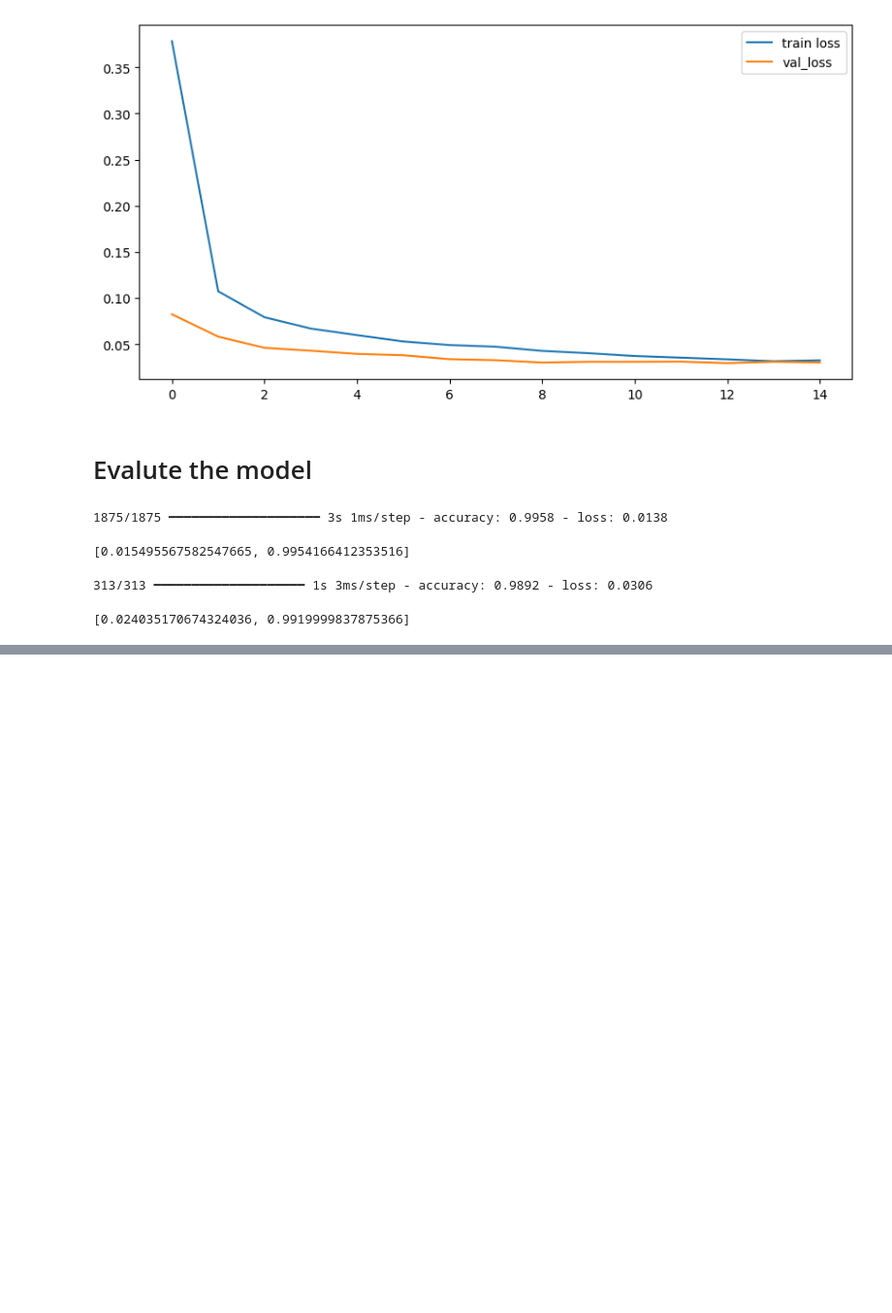
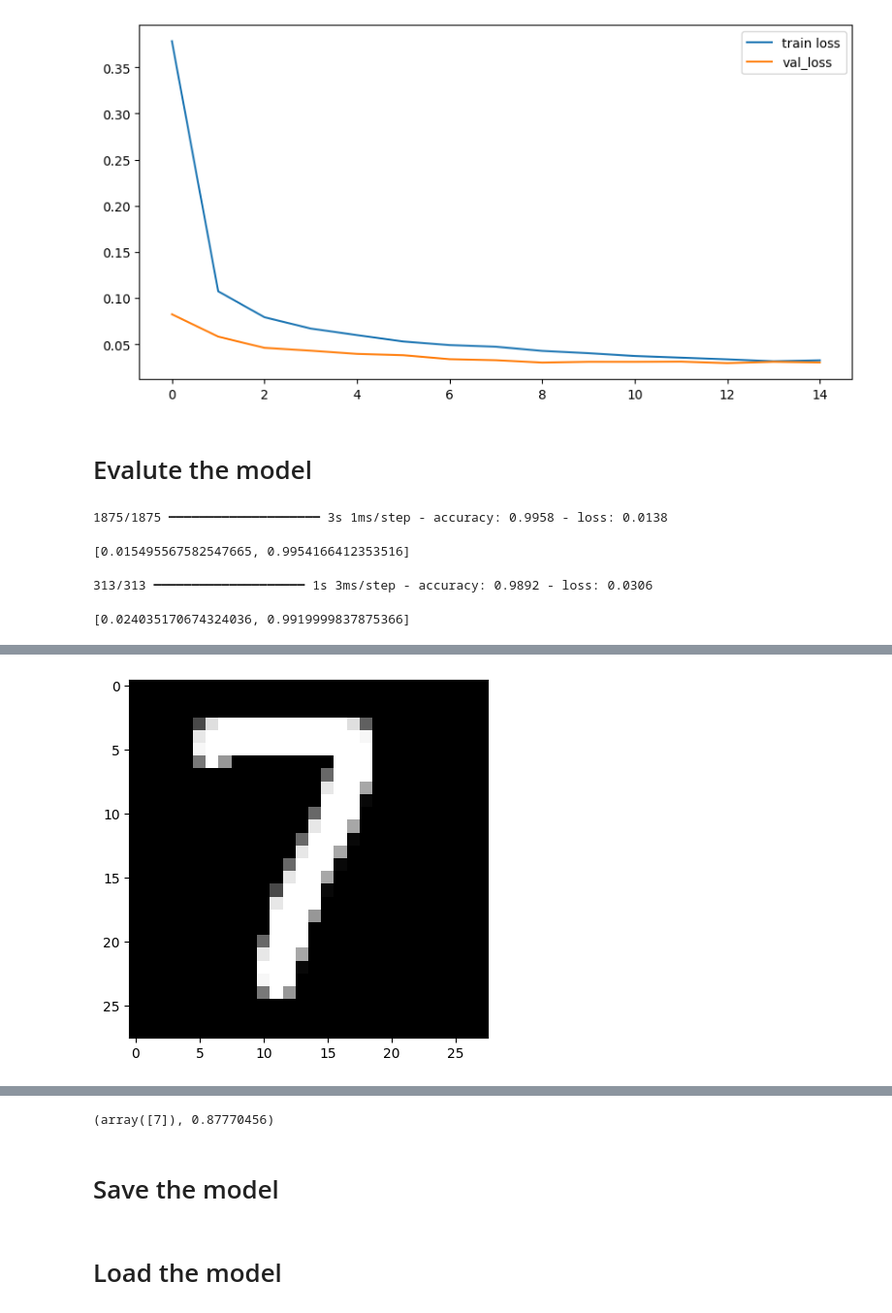
Before and after one commit to dnyaneshwari12383/DeepLearning_1, a Jupyter notebook: CNN.ipynb, the cells around one changed output, grey strips where cells are left out. Shown at 97% size. Saved outputs shown, nothing was run; the diff lists cells and outputs as text; code cells hidden in the pictures; blank space fills up the shorter version.

```diff
--- a/CNN.ipynb
+++ b/CNN.ipynb
@@ -299,0 +421,4 @@ model.evaluate(xtest_pre,ytest_pre)
+# %%
+predict_label("/content/Img_7.png")
+# %% [output]
+[figure, added]
@@ -299,0 +426,3 @@ model.evaluate(xtest_pre,ytest_pre)
+(array([7]), 0.87770456)
+# %% [markdown]
+# Save the model
@@ -299,0 +431,2 @@ model.evaluate(xtest_pre,ytest_pre)
+# %% [markdown]
+# Load the model
```
Also changed, not shown: parts of 20 cells of this notebook.
